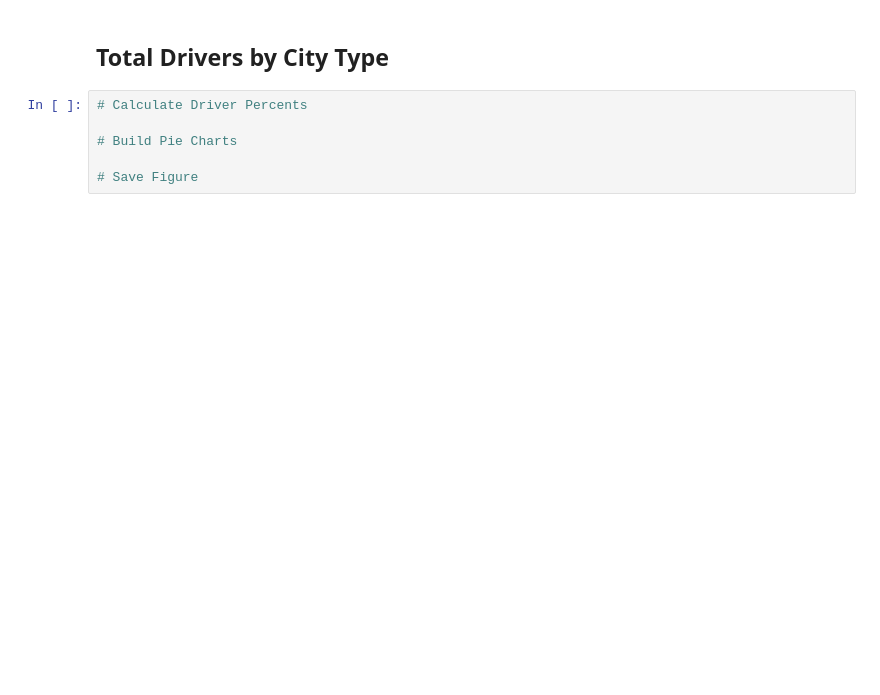
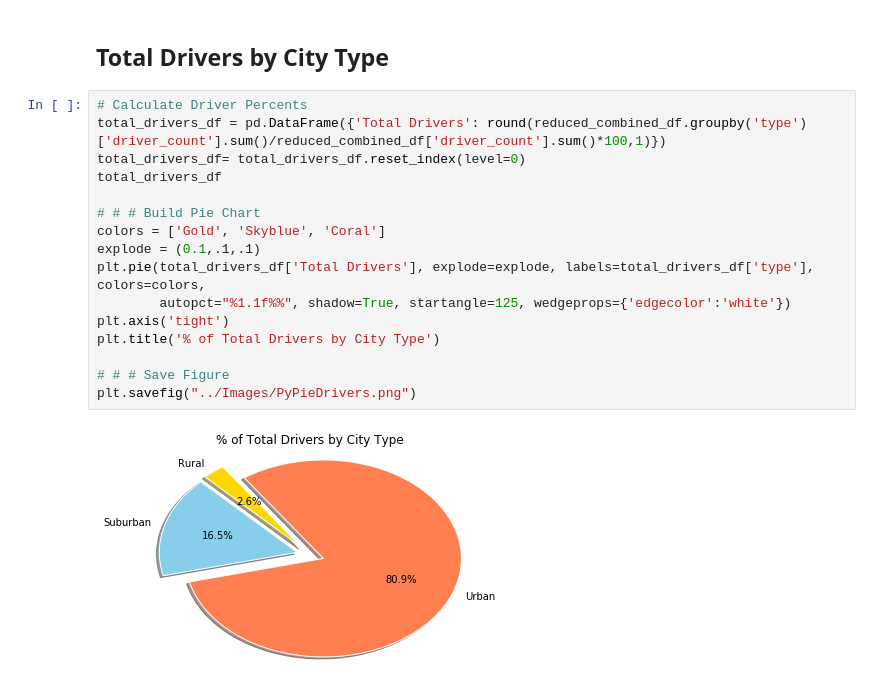
Before and after one commit to dipikakumar/allhomeworks, a Jupyter notebook: Homework/Instructions/Pyber/pyber_starter.ipynb, the cells around one changed output. Cells and saved outputs as stored; diff of their text form; blank space fills up the shorter version.

```diff
--- a/Homework/Instructions/Pyber/pyber_starter.ipynb
+++ b/Homework/Instructions/Pyber/pyber_starter.ipynb
@@ -115,11 +133,23 @@ plt.show()
 # %% [markdown]
 ## Total Drivers by City Type
-# %%
-# Calculate Driver Percents
-
-# Build Pie Charts
-
-# Save Figure
+# %%
+# Calculate Driver Percents
+total_drivers_df = pd.DataFrame({'Total Drivers': round(reduced_combined_df.groupby('type')['driver_count'].sum()/reduced_combined_df['driver_count'].sum()*100,1)})
+total_drivers_df= total_drivers_df.reset_index(level=0)
+total_drivers_df
+
+# # # Build Pie Chart
+colors = ['Gold', 'Skyblue', 'Coral']
+explode = (0.1,.1,.1)
+plt.pie(total_drivers_df['Total Drivers'], explode=explode, labels=total_drivers_df['type'], colors=colors,
+        autopct="%1.1f%%", shadow=True, startangle=125, wedgeprops={'edgecolor':'white'})
+plt.axis('tight')
+plt.title('% of Total Drivers by City Type')
+
+# # # Save Figure
+plt.savefig("../Images/PyPieDrivers.png")
+# %% [output]
+[figure, added]
 # %%
 # Show Figure
 plt.show()
```
Also changed, not shown: parts of 11 cells of this notebook, 13 other files.
